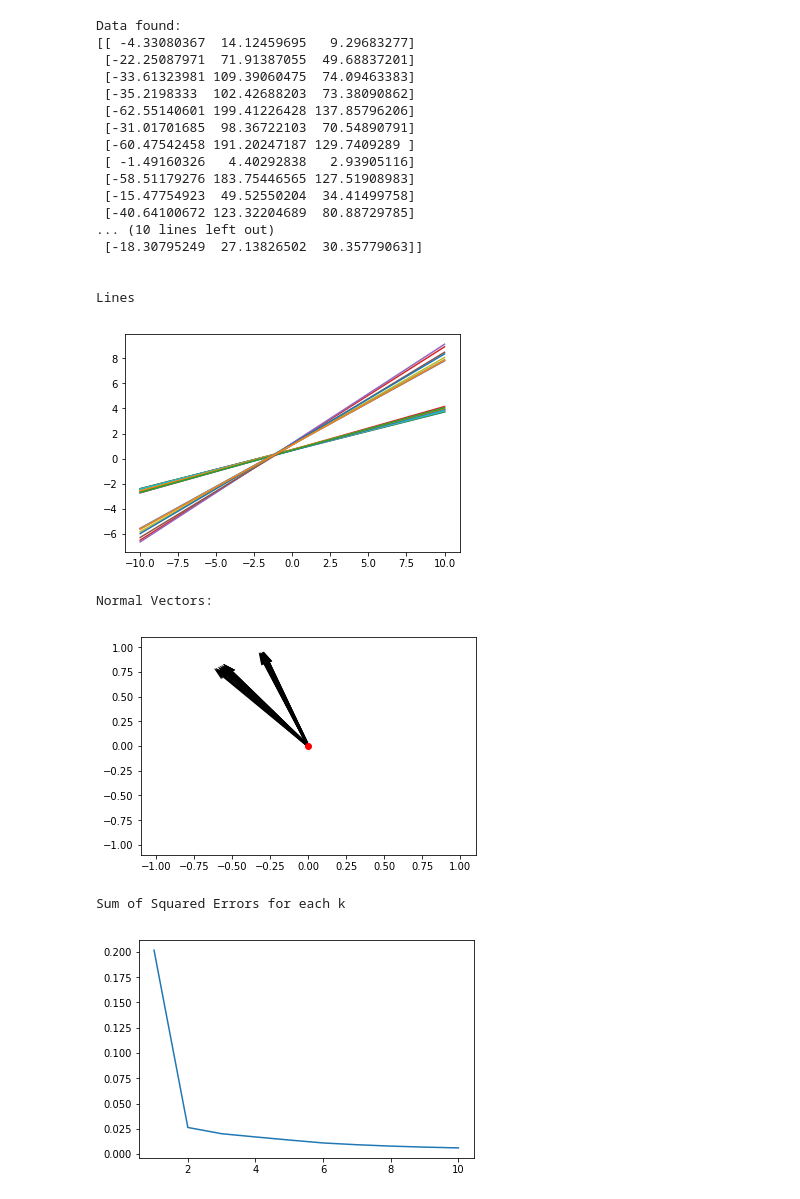
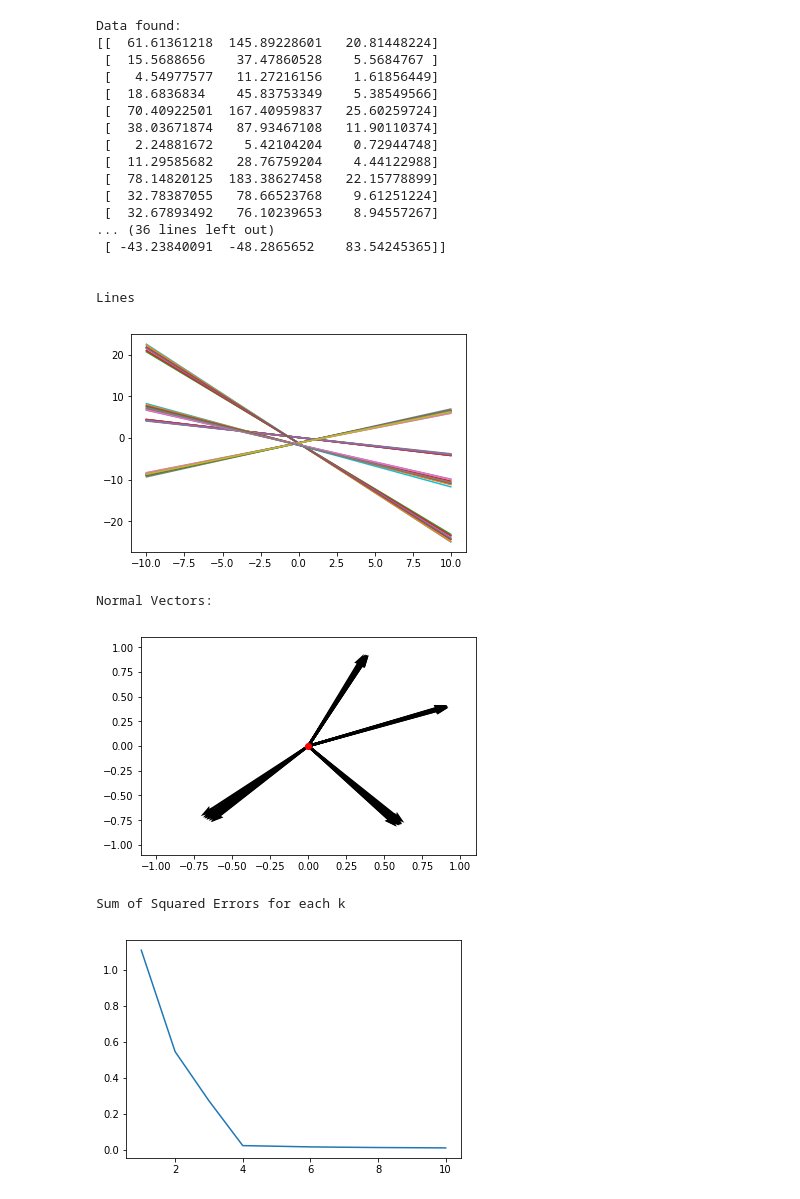
Before and after one commit to nathanljustin/njustin-ml-research, a Jupyter notebook: ml-notebook.ipynb, the cells around one changed output. Drawn from its saved outputs; the diff is of its cells as text; code cells hidden in the pictures.

```diff
--- a/ml-notebook.ipynb
+++ b/ml-notebook.ipynb
@@ -145,10 +162,36 @@ def graphlines(equations):
     for c in equations:
         plt.plot(x, (c[2] - (x * c[0])) / c[1])
     plt.show()
+# %%
+def graph2(equations, point):
+    x = np.linspace(-10, 10, 1000)
+    plt.figure()
+    for c in equations:
+        plt.plot(x, (c[2] - (x * c[0])) / c[1])
+    plt.plot(point[0], point[1], 'ro')
+    plt.show()
+# %%
+def graph3(equations, algpoint, geopoint):
+    x = np.linspace(-10, 10, 1000)
+    plt.figure()
+    for c in equations:
+        plt.plot(x, (c[2] - (x * c[0])) / c[1])
+    plt.plot(algpoint[0], algpoint[1], 'ro')
+    plt.plot(geopoint[0], geopoint[1], 'bo')
+    plt.show()
+# %%
+def graph4(equations, algpoint, geopoint):
+    x = np.linspace(-8, 8, 1000)
+    plt.figure()
+    for c in equations:
+        plt.plot(x, (c[2] - (x * c[0])) / c[1])
+    plt.plot(algpoint[0], algpoint[1], 'ro')
+    plt.plot(geopoint[0], geopoint[1], 'bo')
+    plt.show()
 # %%
 # RUN SCRIPT
 if __name__ == "__main__":
-    numclusters = 2 # change number of clusters
+    numclusters = 4 # change number of clusters
     data = makedataNum(numclusters) # Alternatively, readcsv("smalltestdata.csv")
     print("Data found:")
     print(data)
@@ -163,49 +206,55 @@ if __name__ == "__main__":
 
     print("Sum of Squared Errors for each k")
     bestkcluster(data, 10)
 
     cluster = kcluster(data, numclusters)
     print("Clusters found with k = " + str(numclusters) + ":")
     for c in cluster:
         print(str(c[0]) + "x + " + str(c[1]) +"y = " + str(c[2]))
     print("\n")
 
     print("Graph of lines from clusters:")
     graphlines(cluster)
     print("Solution:")
-    print(solution(cluster))
+    print(meansolution(cluster))
 
     print("\n")
     print("Algebraic Solution")
     m = LSM(data)
     print(m)
+    print("\n")
+
+    graph2(cluster, m)
+    graph4(cluster, m, meansolution(cluster))
+    graph3(cluster, m, meansolution(cluster))
+
 #     for e in sqmatrix:
 #         print(str(e[0]) + "x + " + str(e[1]) + "y = " + str(e[2]))
 
 #     print("Graph of lines from matrix:")
 #     graphlines(sqmatrix)
 #     print("Solution:")
 #     print(solution(sqmatrix))
 # %% [output]
 Data found:
-[[ -4.33080367  14.12459695   9.29683277]
- [-22.25087971  71.91387055  49.68837201]
- [-33.61323981 109.39060475  74.09463383]
- [-35.2198333  102.42688203  73.38090862]
- [-62.55140601 199.41226428 137.85796206]
- [-31.01701685  98.36722103  70.54890791]
- [-60.47542458 191.20247187 129.7409289 ]
- [ -1.49160326   4.40292838   2.93905116]
- [-58.51179276 183.75446565 127.51908983]
- [-15.47754923  49.52550204  34.41499758]
- [-40.64100672 123.32204689  80.88729785]
-... (10 lines left out)
- [-18.30795249  27.13826502  30.35779063]]
+[[  61.61361218  145.89228601   20.81448224]
+ [  15.5688656    37.47860528    5.5684767 ]
+ [   4.54977577   11.27216156    1.61856449]
+ [  18.6836834    45.83753349    5.38549566]
+ [  70.40922501  167.40959837   25.60259724]
+ [  38.03671874   87.93467108   11.90110374]
+ [   2.24881672    5.42104204    0.72944748]
+ [  11.29585682   28.76759204    4.44122988]
+ [  78.14820125  183.38627458   22.15778899]
+ [  32.78387055   78.66523768    9.61251224]
+ [  32.67893492   76.10239653    8.94557267]
+... (36 lines left out)
+ [ -43.23840091  -48.2865652    83.54245365]]
 
 
 Lines
-[figure, old version]
+[figure, new version]
 Normal Vectors:
-[figure, old version]
+[figure, new version]
 Sum of Squared Errors for each k
-[figure, old version]
+[figure, new version]
```
Also changed, not shown: parts of 2 cells of this notebook.
